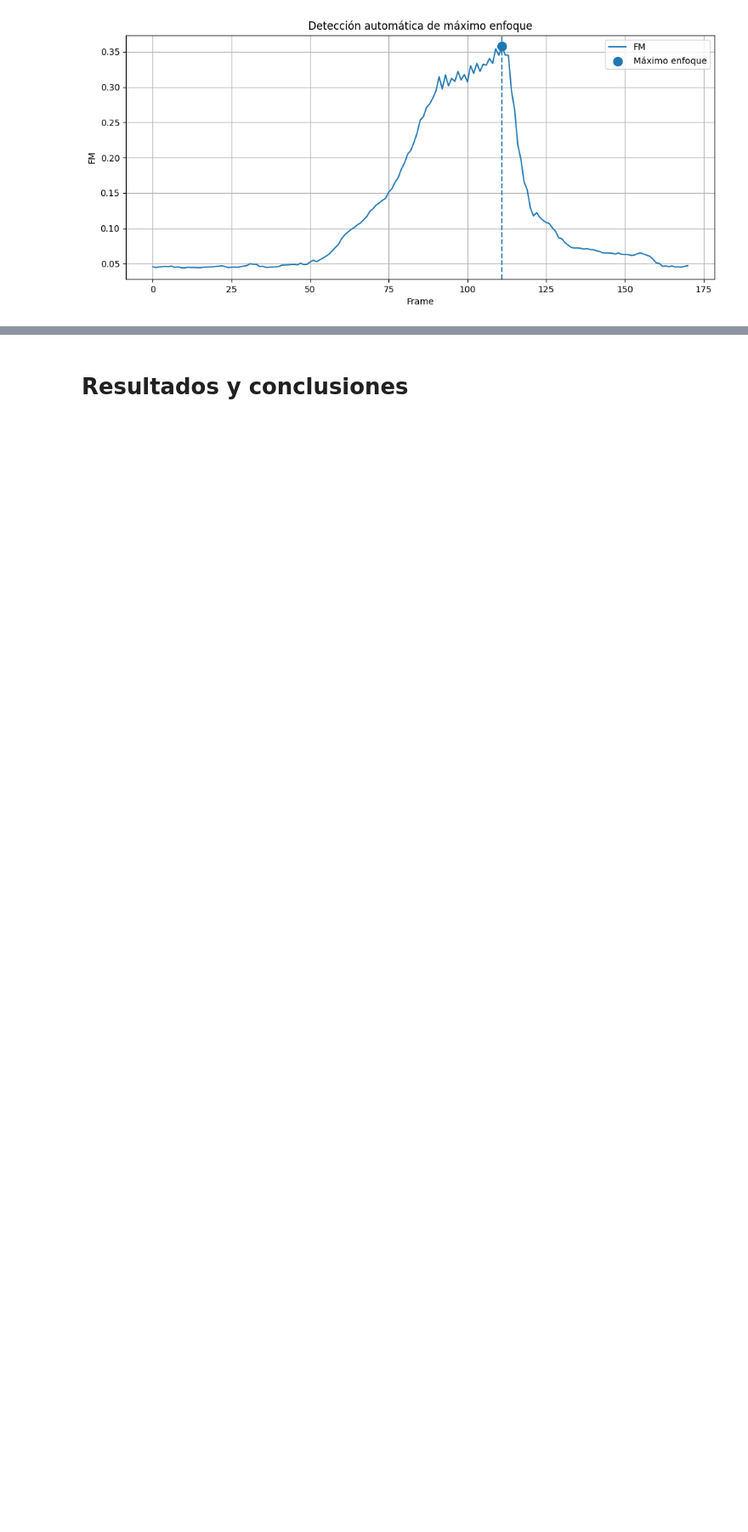
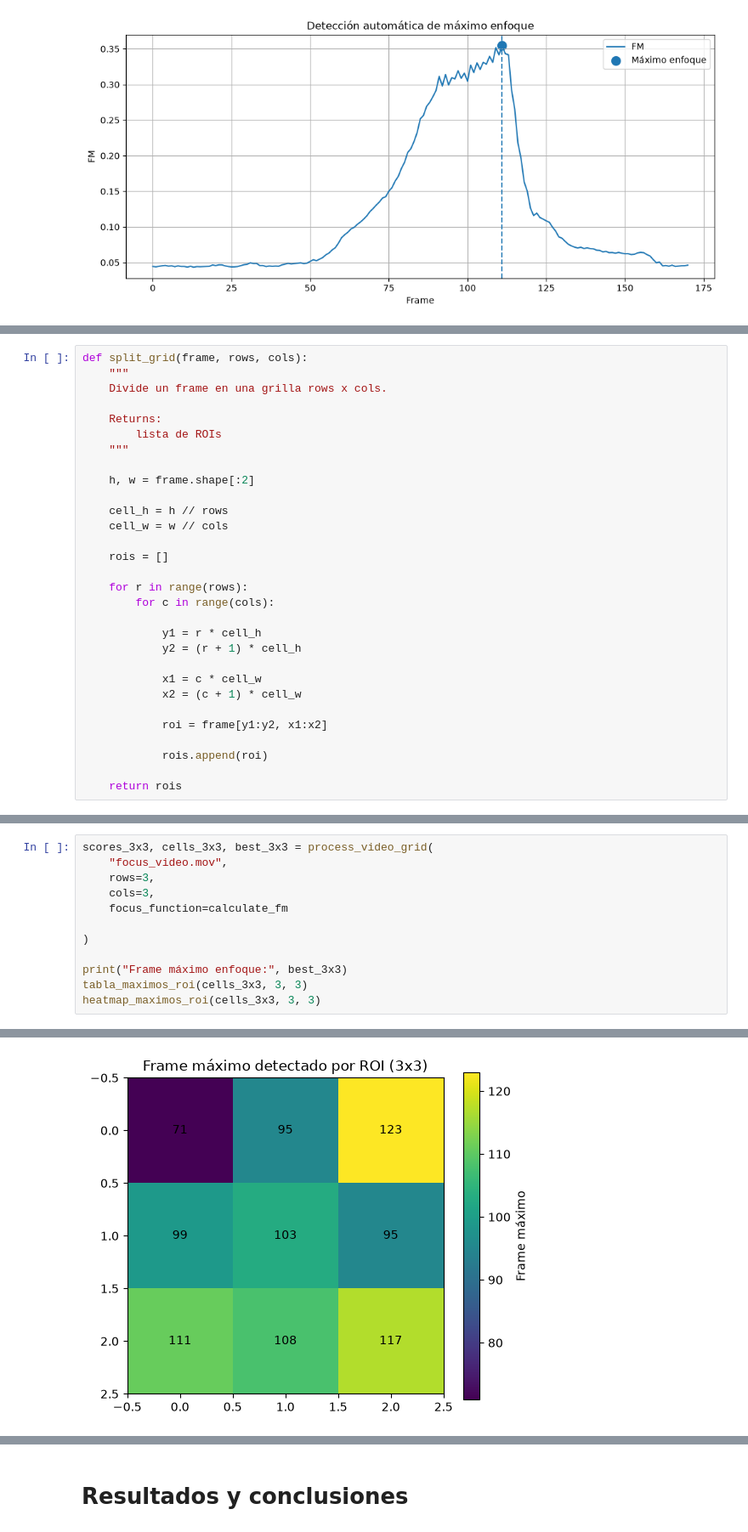
Before and after one commit to leandroabritez/VpC-I_TP2, a Jupyter notebook: detector.ipynb, the cells around one changed output, grey strips where cells are left out. Shown at 85% size. Cells and saved outputs as stored; diff of their text form; blank space fills up the shorter version.

```diff
--- a/detector.ipynb
+++ b/detector.ipynb
@@ -307,0 +312,30 @@ plt.show()
+# %%
+def split_grid(frame, rows, cols):
+    """
+    Divide un frame en una grilla rows x cols.
+
+    Returns:
+        lista de ROIs
+    """
+
+    h, w = frame.shape[:2]
+
+    cell_h = h // rows
+    cell_w = w // cols
+
+    rois = []
+
+    for r in range(rows):
+        for c in range(cols):
+
+            y1 = r * cell_h
+            y2 = (r + 1) * cell_h
+
+            x1 = c * cell_w
+            x2 = (c + 1) * cell_w
+
+            roi = frame[y1:y2, x1:x2]
+
+            rois.append(roi)
+
+    return rois
@@ -307,0 +490,13 @@ plt.show()
+# %%
+scores_3x3, cells_3x3, best_3x3 = process_video_grid(
+    "focus_video.mov",
+    rows=3,
+    cols=3,
+    focus_function=calculate_fm
+
+)
+
+print("Frame máximo enfoque:", best_3x3)
+tabla_maximos_roi(cells_3x3, 3, 3)
+heatmap_maximos_roi(cells_3x3, 3, 3)
+# %% [output]
@@ -307,0 +510 @@ plt.show()
+[figure, added]
```
Also changed, not shown: parts of 20 cells of this notebook, 4 other files.
